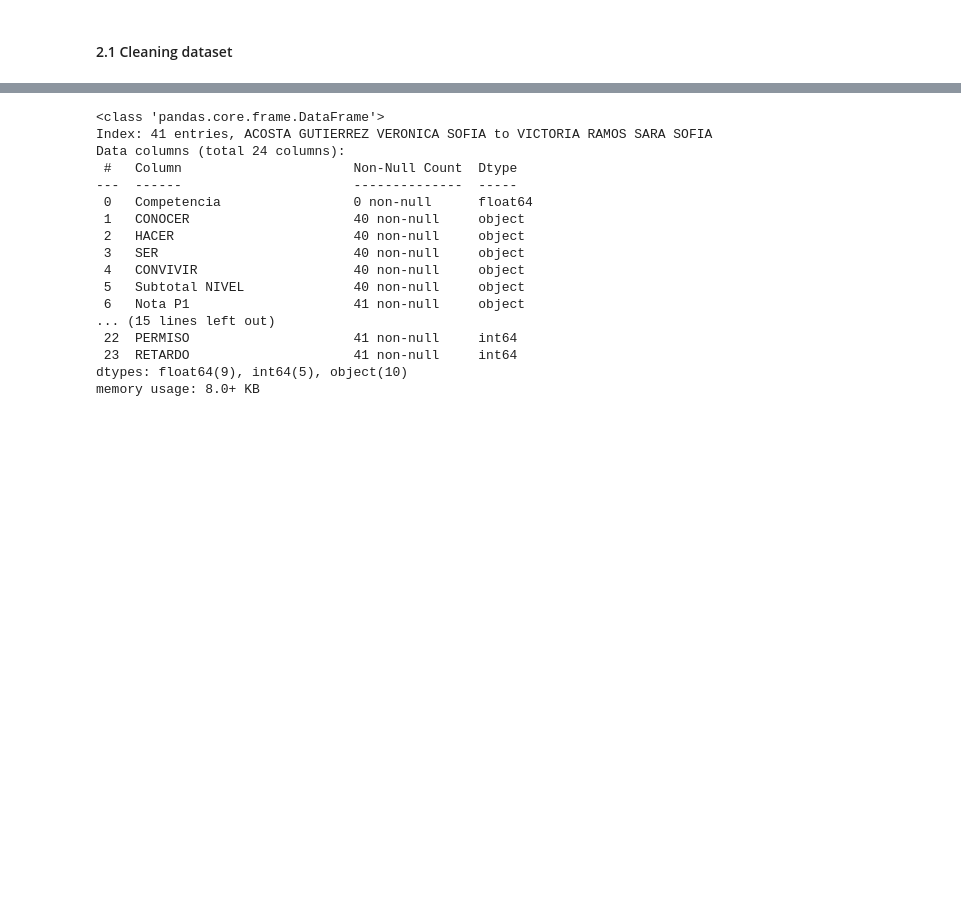
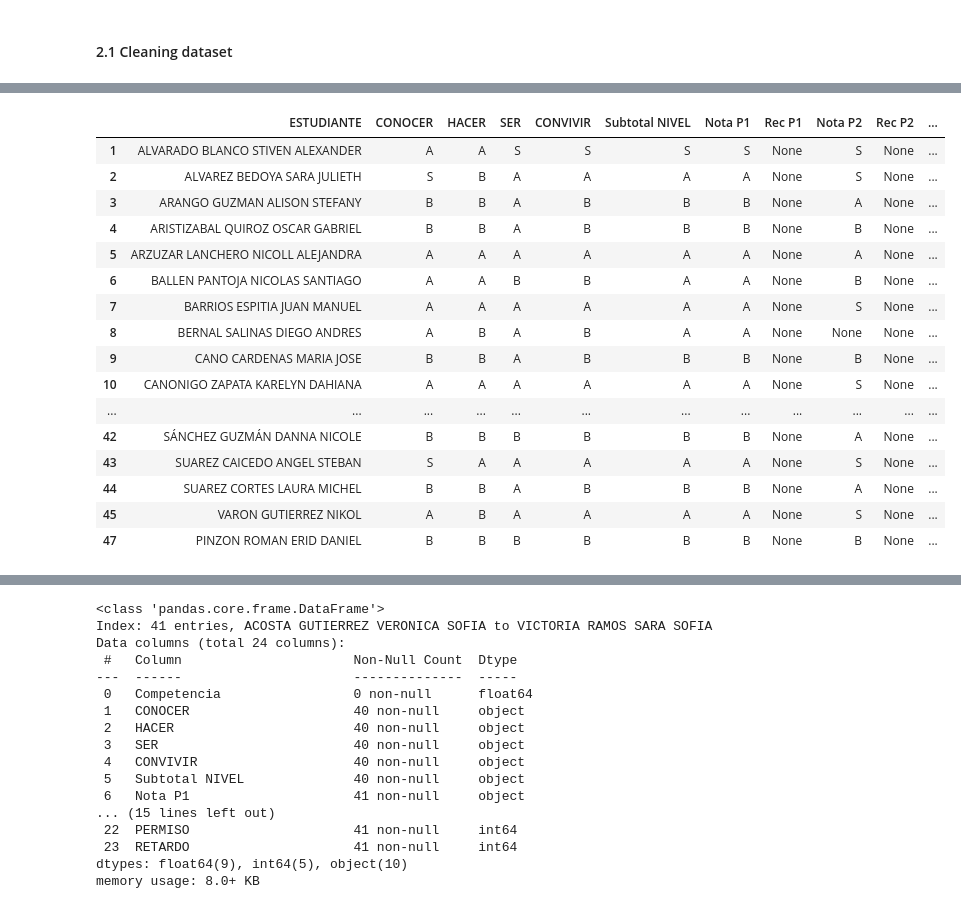
Before and after one commit to marlon-cooh/mlops, a Jupyter notebook: eda.ipynb, the cells around one changed output, grey strips where cells are left out. Drawn from its saved outputs; the diff is of its cells as text; code cells hidden in the pictures; blank space fills up the shorter version.

```diff
--- a/eda.ipynb
+++ b/eda.ipynb
@@ -32,5 +34,33 @@ base = Path("./cleaned_data")
 paths = sorted(base.glob("*.parquet"))
 # %%
 dfs = {p.stem : pd.read_parquet(p) for p in paths}
+# %%
+noveno_2 = {}
+decimo_1 = {}
+decimo_2 = {}
+decimo_3 = {}
+decimo_4 = {}
+once_1 = {}
+once_2 = {}
+once_3 = {}
+
+
+for name, df in dfs.items():
+    if name.startswith("10_1"):
+        decimo_1[name] = df
+    elif name.startswith("10_2"):
+        decimo_2[name] = df
+    elif name.startswith("10_3"):
+        decimo_3[name] = df
+    elif name.startswith("10_4"):
+        decimo_4[name] = df
+    elif name.startswith("11_1"):
+        once_1[name] = df
+    elif name.startswith("11_2"):
+        once_2[name] = df
+    elif name.startswith("11_3"):
+        once_3[name] = df
+    elif name.startswith("9_2"):
+        noveno_2[name] = df
 # %% [markdown]
 #### 2.1 Cleaning dataset
@@ -46,0 +84,3 @@ dfs["11_1_2"][21:26]
+# %%
+test_df = noveno_2['9_2_1'].drop(columns=['Competencia', 'OBS  1', 'OBS  2', 'OBS  3', 'OBS  4', 'OBS  5']).iloc[:, :13]
+test_df = test_df.replace({"None", pd.NA}, inplace=False).reset_index().rename(columns={'index' : 'ESTUDIANTE'})
@@ -46,0 +98,22 @@ dfs["11_1_2"][21:26]
+# %%
+test_df = test_df.dropna(how="all", subset=test_df.columns[1:13], inplace=False)
+# %%
+test_df
+# %% [output]
+|  | ESTUDIANTE | CONOCER | HACER | SER | CONVIVIR | Subtotal NIVEL | Nota P1 | Rec P1 | Nota P2 | Rec P2 | ... |
+| 1 | ALVARADO BLANCO STIVEN ALEXANDER | A | A | S | S | S | S | None | S | None | ... |
+| 2 | ALVAREZ BEDOYA SARA JULIETH | S | B | A | A | A | A | None | S | None | ... |
+| 3 | ARANGO GUZMAN ALISON STEFANY | B | B | A | B | B | B | None | A | None | ... |
+| 4 | ARISTIZABAL QUIROZ OSCAR GABRIEL | B | B | A | B | B | B | None | B | None | ... |
+| 5 | ARZUZAR LANCHERO NICOLL ALEJANDRA | A | A | A | A | A | A | None | A | None | ... |
+| 6 | BALLEN PANTOJA NICOLAS SANTIAGO | A | A | B | B | A | A | None | B | None | ... |
+| 7 | BARRIOS ESPITIA JUAN MANUEL | A | A | A | A | A | A | None | S | None | ... |
+| 8 | BERNAL SALINAS DIEGO ANDRES | A | B | A | B | A | A | None | None | None | ... |
+| 9 | CANO CARDENAS MARIA JOSE | B | B | A | B | B | B | None | B | None | ... |
+| 10 | CANONIGO ZAPATA KARELYN DAHIANA | A | A | A | A | A | A | None | S | None | ... |
+| ... | ... | ... | ... | ... | ... | ... | ... | ... | ... | ... | ... |
+| 42 | SÁNCHEZ GUZMÁN DANNA NICOLE | B | B | B | B | B | B | None | A | None | ... |
+| 43 | SUAREZ CAICEDO ANGEL STEBAN | S | A | A | A | A | A | None | S | None | ... |
+| 44 | SUAREZ CORTES LAURA MICHEL | B | B | A | B | B | B | None | A | None | ... |
+| 45 | VARON GUTIERREZ NIKOL | A | B | A | A | A | A | None | S | None | ... |
+| 47 | PINZON ROMAN ERID DANIEL | B | B | B | B | B | B | None | B | None | ... |
```
Also changed, not shown: parts of 28 cells of this notebook.
